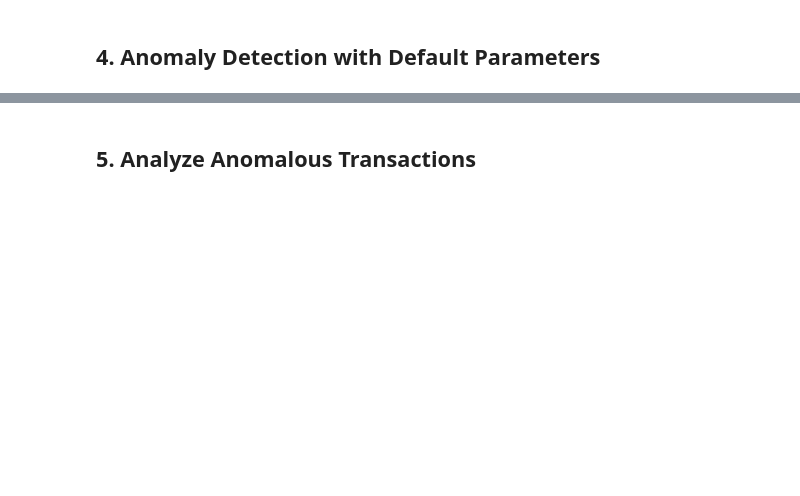
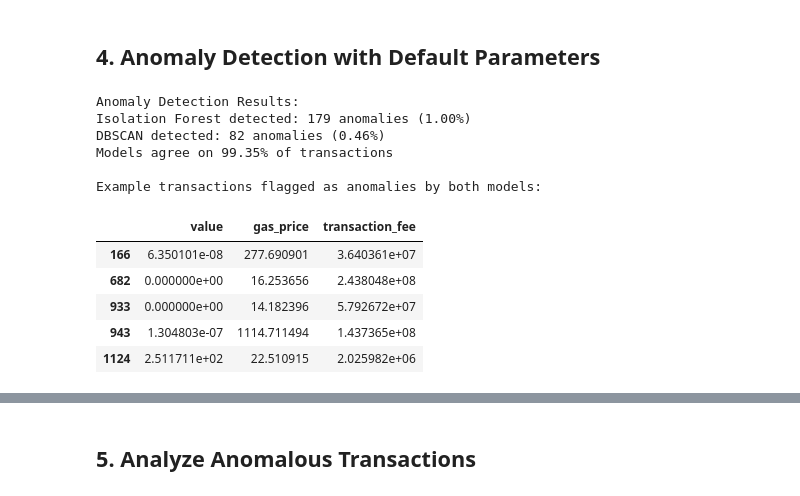
Before and after one commit to GuillaumeVerb/anomalie_eth, a Jupyter notebook: notebooks/02_modeling.ipynb, the cells around one changed output, grey strips where cells are left out. Drawn from its saved outputs; the diff is of its cells as text; code cells hidden in the pictures; blank space fills up the shorter version.

```diff
--- a/notebooks/02_modeling.ipynb
+++ b/notebooks/02_modeling.ipynb
@@ -287,19 +296,57 @@ plt.show()
 # Run both models with default parameters
 results_if = anomaly_detection_pipeline(df_processed, model_type="IF")
 results_dbscan = anomaly_detection_pipeline(df_processed, model_type="DBSCAN")
-# %%
-# Compare results
-def compare_anomalies(df1, df2):
-    anomalies_if = df1['anomaly_label'].sum()
-    anomalies_dbscan = df2['anomaly_label'].sum()
-
-    # Calculate agreement between models
-    agreement = (df1['anomaly_label'] == df2['anomaly_label']).mean() * 100
-
-    print("Model Comparison (Default Parameters):")
-    print(f"IsolationForest detected: {anomalies_if} anomalies ({anomalies_if/len(df1)*100:.2f}%)")
-    print(f"DBSCAN detected: {anomalies_dbscan} anomalies ({anomalies_dbscan/len(df2)*100:.2f}%)")
-    print(f"Models agree on {agreement:.2f}% of transactions")
-
-compare_anomalies(results_if, results_dbscan)
+# %%
+def compare_anomalies(df, if_labels, dbscan_labels):
+    """
+    Compare anomalies detected by Isolation Forest and DBSCAN
+    """
+    # Create a DataFrame with results
+    df_results = df.copy()
+    df_results['if_anomaly'] = if_labels
+    df_results['dbscan_anomaly'] = dbscan_labels
+
+    # Calculate statistics
+    anomalies_if = sum(if_labels)
+    anomalies_dbscan = sum(dbscan_labels)
+    agreement = (if_labels == dbscan_labels).mean() * 100
+
+    # Print summary
+    print("\nAnomaly Detection Results:")
+    print(f"Isolation Forest detected: {anomalies_if} anomalies ({anomalies_if/len(df)*100:.2f}%)")
+    print(f"DBSCAN detected: {anomalies_dbscan} anomalies ({anomalies_dbscan/len(df)*100:.2f}%)")
+    print(f"Models agree on {agreement:.2f}% of transactions")
+
+    # Show example anomalies
+    print("\nExample transactions flagged as anomalies by both models:")
+    both_anomalies = df_results[(df_results['if_anomaly'] == 1) & (df_results['dbscan_anomaly'] == 1)]
+    if len(both_anomalies) > 0:
+        display(both_anomalies[['value', 'gas_price', 'transaction_fee']].head())
+    else:
+        print("No transactions were flagged as anomalies by both models")
+
+    return df_results
+
+# Get predictions from both models
+if_predictions = if_model.predict(X_scaled)
+if_labels = (if_predictions == -1).astype(int)  # Convert to binary (1 for anomalies, 0 for normal)
+
+dbscan_predictions = dbscan_model.fit_predict(X_scaled)
+dbscan_labels = (dbscan_predictions == -1).astype(int)  # Convert to binary
+
+# Compare results
+results_df = compare_anomalies(df_processed, if_labels, dbscan_labels)
+# %% [output]
+Anomaly Detection Results:
+Isolation Forest detected: 179 anomalies (1.00%)
+DBSCAN detected: 82 anomalies (0.46%)
+Models agree on 99.35% of transactions
+
+Example transactions flagged as anomalies by both models:
+|  | value | gas_price | transaction_fee |
+| 166 | 6.350101e-08 | 277.690901 | 3.640361e+07 |
+| 682 | 0.000000e+00 | 16.253656 | 2.438048e+08 |
+| 933 | 0.000000e+00 | 14.182396 | 5.792672e+07 |
+| 943 | 1.304803e-07 | 1114.711494 | 1.437365e+08 |
+| 1124 | 2.511711e+02 | 22.510915 | 2.025982e+06 |
 # %%
```
Also changed, not shown: parts of 8 cells of this notebook, 3 other files.
